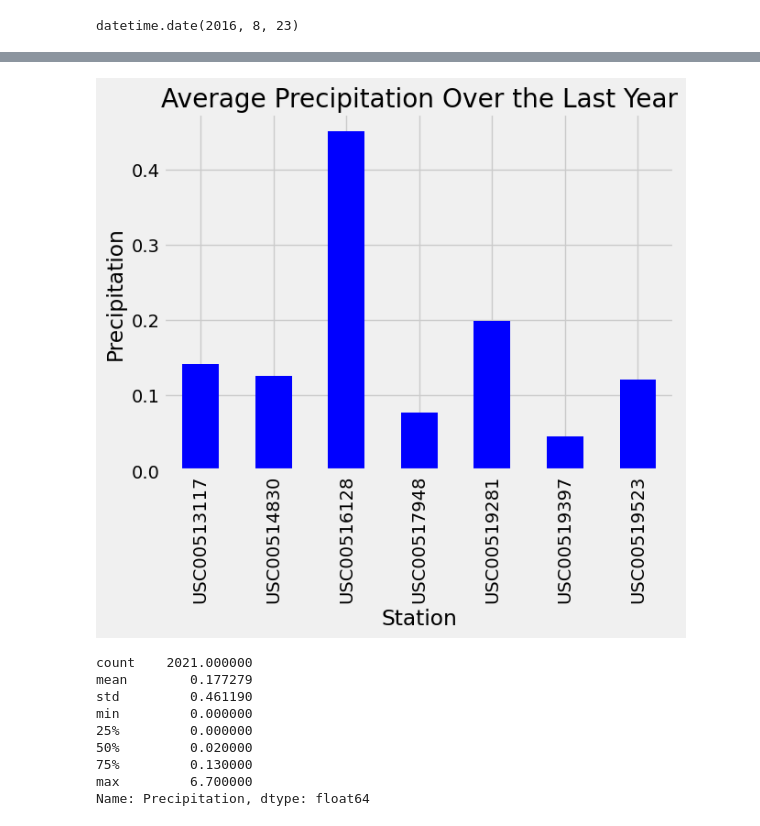
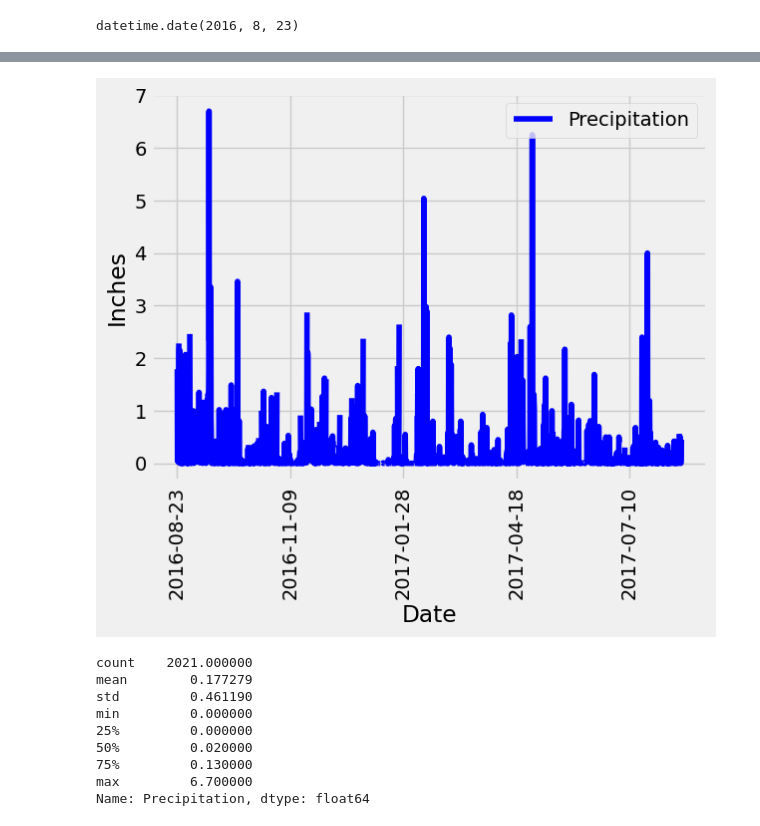
Before and after one commit to mshaaban1400/sqlalchemy-challenge, a Jupyter notebook: SurfsUp/climate_starter.ipynb, the cells around one changed output, grey strips where cells are left out. Saved outputs shown, nothing was run; the diff lists cells and outputs as text; code cells hidden in the pictures.

```diff
--- a/SurfsUp/climate_starter.ipynb
+++ b/SurfsUp/climate_starter.ipynb
@@ -111,21 +109,21 @@ sorted_last_year.head()
-# %%
-# Group by 'Station' and calculate average precipitation
-average_precipitation = sorted_last_year.groupby('Station')['Precipitation'].mean().reset_index()
-
-# Plot the average precipitation per station
-average_precipitation.plot(x='Station',
-                           y='Precipitation',
-                           kind='bar',
-                           title='Average Precipitation Over the Last Year',
-                           xlabel='Station',
-                           ylabel='Precipitation',
-                           color='blue',  # Set your desired color
-                           legend=False)  # Disable legend since it's a single bar plot
-
-# Show the plot
-plt.show()
-# %% [output]
-[figure, removed]
+# %%
+# Plot the precipitation over the last year
+sorted_last_year.plot(x='Date',
+                      y='Precipitation',
+                      kind='line',
+                      xlabel='Date',
+                      ylabel='Inches',
+                      color='blue')
+
+# Show the legend on the top right
+plt.legend(['Precipitation'], loc='upper right')
+
+plt.xticks(rotation=90)
+
+# Show the plot
+plt.show()
+# %% [output]
+[figure, added]
 # %%
 # Use Pandas to calculate the summary statistics for the precipitation data
 precipitation_stats = sorted_last_year['Precipitation'].describe()
```
Also changed, not shown: parts of 4 cells of this notebook, 2 other files.
